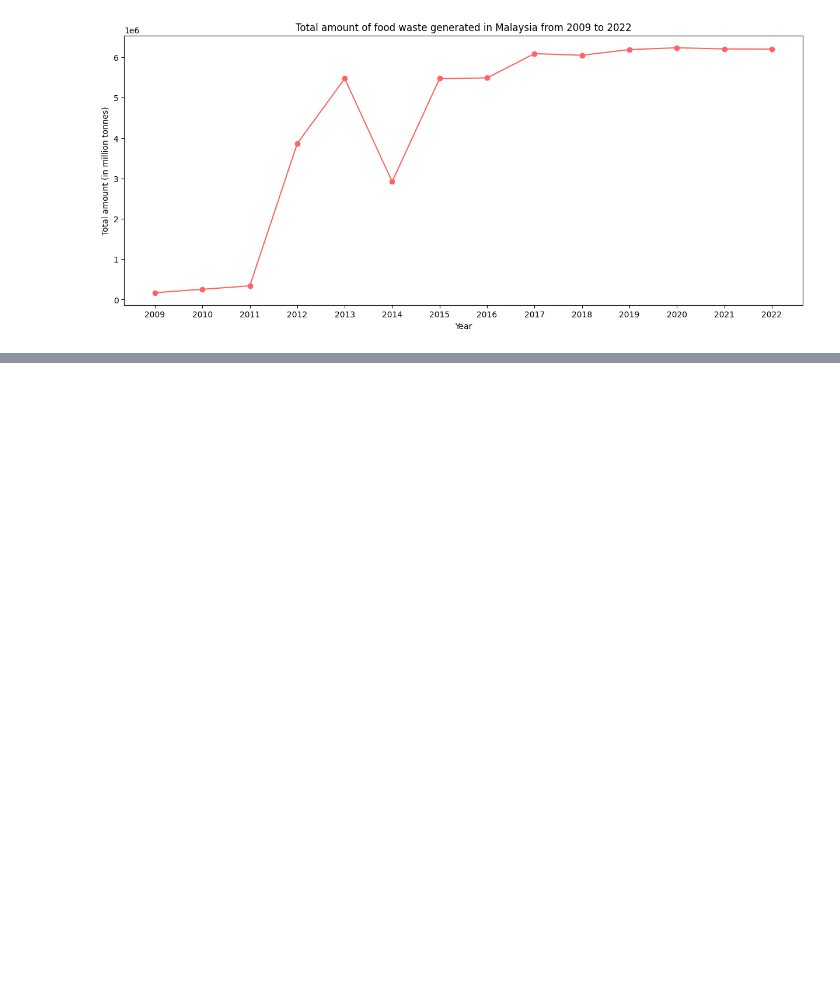
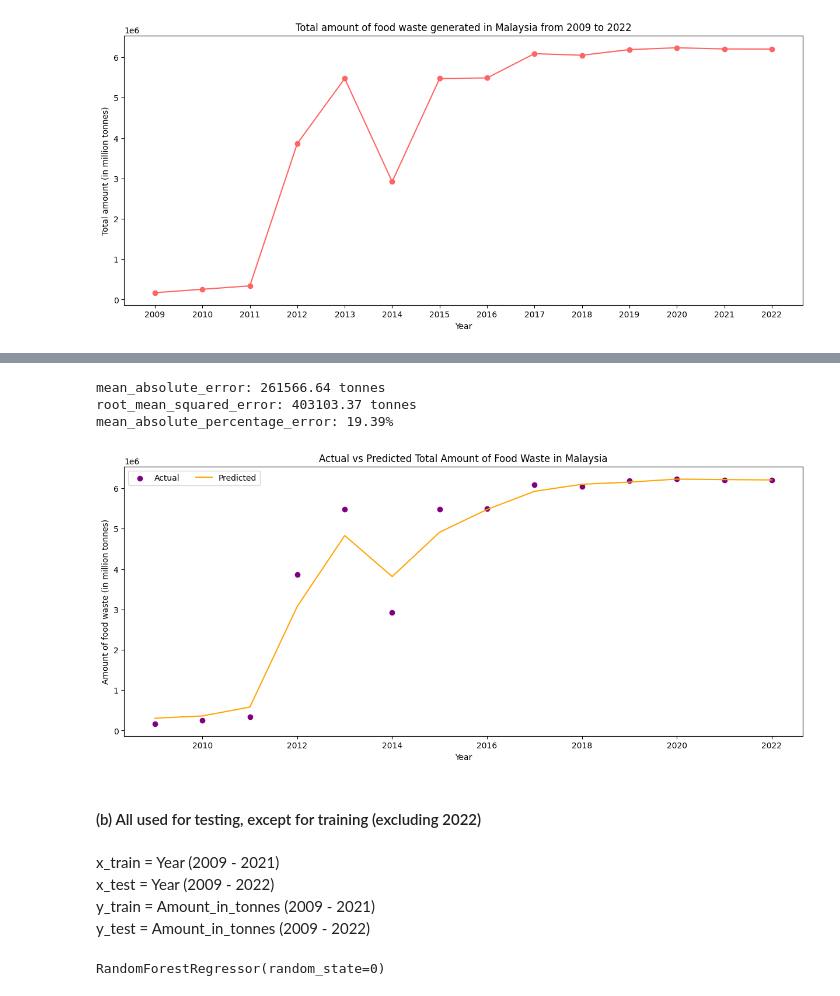
Before and after one commit to cajuon/RFR-on-Predicting-Food-Waste-Amount, a Jupyter notebook: random-forest-regression.ipynb, the cells around one changed output, grey strips where cells are left out. Saved outputs shown, nothing was run; the diff lists cells and outputs as text; code cells hidden in the pictures; blank space fills up the shorter version.

```diff
--- a/random-forest-regression.ipynb
+++ b/random-forest-regression.ipynb
@@ -81,0 +112,13 @@ plt.show()
+# %%
+# Feature scaling
+sc_X = StandardScaler()
+sc_Y = StandardScaler()
+X = sc_X.fit_transform(x_train)
+Y = sc_Y.fit_transform(y_train)
+Y = Y.ravel() # flatten y_train data
+# %%
+# Create the RFR model
+RFRmodel_memRec1 = RandomForestRegressor(n_estimators = RFR_num_estmtr, random_state = RFR_ran_st)
+# %%
+# Train the model with training set
+RFRmodel_memRec1.fit(X, Y)
@@ -81,0 +127,8 @@ plt.show()
+# %%
+# Make prediction with testing set
+memRec1_pred = sc_Y.inverse_transform(
+            RFRmodel_memRec1.predict(
+                sc_X.transform(x_test)
+            ).reshape(-1, 1)
+        )
+memRec1_pred
@@ -81,0 +150,32 @@ plt.show()
+# %%
+# Evaluate the model performance
+memRec1_mae = mean_absolute_error(y_test, memRec1_pred)
+memRec1_rmse = mean_squared_error(y_test, memRec1_pred, squared = False)
+memRec1_mape = mean_absolute_percentage_error(y_test, memRec1_pred)
+
+print("mean_absolute_error: {:.2f} tonnes".format(memRec1_mae))
+print("root_mean_squared_error: {:.2f} tonnes".format(memRec1_rmse))
+print("mean_absolute_percentage_error: {:.2f}%".format(memRec1_mape * 100))
+# %% [output]
+mean_absolute_error: 261566.64 tonnes
+root_mean_squared_error: 403103.37 tonnes
+mean_absolute_percentage_error: 19.39%
+# %%
+# Visualize actual and predicted values
+plt.figure(figsize = (15, 6))
+plt.scatter(x_train, y_train, color = 'purple', label = 'Actual')
+plt.plot(x_test, memRec1_pred, color = 'orange', label = 'Predicted')
+plt.legend(loc = 'upper left', ncol = 2, bbox_to_anchor = (0., 1.))
+plt.title('Actual vs Predicted Total Amount of Food Waste in Malaysia')
+plt.xlabel('Year')
+plt.ylabel('Amount of food waste (in million tonnes)')
+plt.show()
+# %% [output]
+[figure, added]
+# %% [markdown]
+#### (b) All used for testing, except for training (excluding 2022)
+# %% [markdown]
+x_train = Year (2009 - 2021) <br>
+x_test = Year (2009 - 2022) <br>
+y_train = Amount_in_tonnes (2009 - 2021) <br>
+y_test = Amount_in_tonnes (2009 - 2022) <br>
@@ -81,0 +198,5 @@ plt.show()
+# %%
+# Train the model with training set
+RFRmodel_memRec2.fit(X, Y)
+# %% [output]
+RandomForestRegressor(random_state=0)
```
Also changed, not shown: parts of 21 cells of this notebook.
